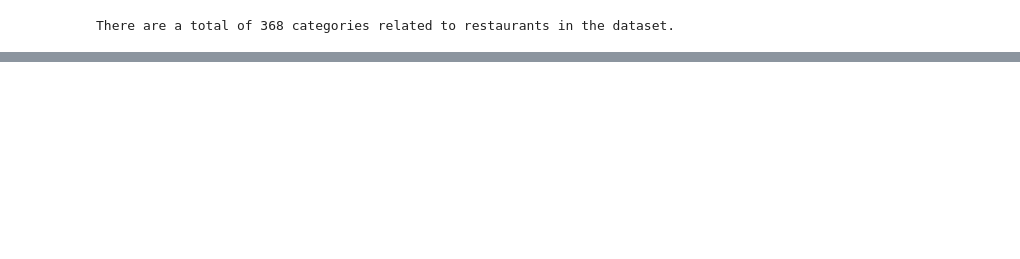
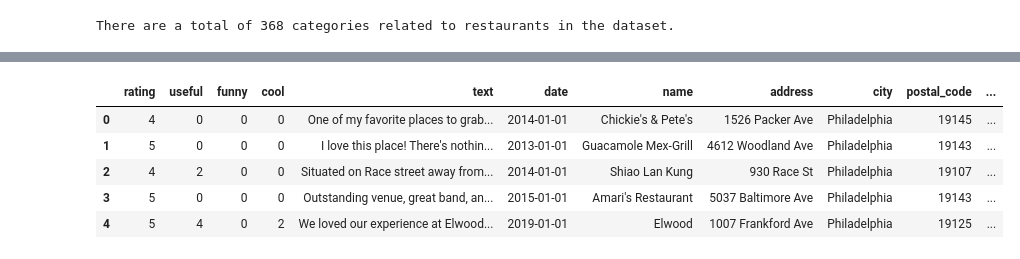
Before and after one commit to kwanchmn/Advanced-topics-in-ML, a Jupyter notebook: Baldur/baldur_task_2.ipynb, the cells around one changed output, grey strips where cells are left out. Cells and saved outputs as stored; diff of their text form; code cells hidden in the pictures; blank space fills up the shorter version.

```diff
--- a/Baldur/baldur_task_2.ipynb
+++ b/Baldur/baldur_task_2.ipynb
@@ -694,0 +543,5 @@ px.line(inertia_mat[0])
+# %%
+# Getting all the distinct restaurants and their respective categories
+resto_reviews_philly["categories"] = resto_reviews_philly["categories"].apply(tuple)
+res_categories_df = resto_reviews_philly[["name", "categories"]].drop_duplicates()
+res_categories_df.shape  # number of rows doesn't match with number of distinct restaurants...
@@ -694,0 +783,25 @@ px.line(inertia_mat[0])
+# %%
+# Inspecting the K-means model
+for centroid in kmeans_opt.cluster_centers_:
+    print(w2v_opt.wv.most_similar(centroid))
+
+# Renaming the cluster labels to be more informative
+cluster_name_map = {0: "Americans", # North and South Americas
+                    1: "Pastry and cafe",
+                    2: "Chinese",
+                    3: "Fast food",
+                    4: "Fast food",
+                    5: "SE Asian or African",  # SE for Southeast
+                    6: "Italian",
+                    7: "Nightlife",
+                    8: "Asian",
+                    9: "Middle Eastern",
+                    10: "Japanese",
+                    11: "Grill and seafood",
+                    12: "Ready to eat",
+                    13: "Japanese",
+                    14: "Latin American",
+                    15: "Others",
+                    16: "Others",
+                    17: "Asian",
+                    18: "NA and bars"}  # NA for North America
@@ -694,0 +828,4 @@ px.line(inertia_mat[0])
+# %%
+# Replacing the integer cluster labels
+embeddings_opt["cluster"] = embeddings_opt["cluster"].replace(cluster_name_map)
+embeddings_opt.head()
@@ -694,0 +844,16 @@ px.line(inertia_mat[0])
+# %%
+# Mapping restaurants into their clusters
+res_cluster_map = dict(zip(embeddings_opt["name"], embeddings_opt["cluster"]))
+resto_reviews_philly["cluster"] = resto_reviews_philly["name"].replace(res_cluster_map)
+
+# Filtering out reviews before 2008
+resto_post_2008 = resto_reviews_philly.query("date >= '2008-01-01' and date < '2022-01-01'")
+resto_post_2008["date"] = resto_post_2008["date"].dt.to_period("Y").dt.to_timestamp()
+resto_post_2008.head()
+# %% [output]
+|  | rating | useful | funny | cool | text | date | name | address | city | postal_code | ... |
+| 0 | 4 | 0 | 0 | 0 | One of my favorite places to grab... | 2014-01-01 | Chickie's & Pete's | 1526 Packer Ave | Philadelphia | 19145 | ... |
+| 1 | 5 | 0 | 0 | 0 | I love this place! There's nothin... | 2013-01-01 | Guacamole Mex-Grill | 4612 Woodland Ave | Philadelphia | 19143 | ... |
+| 2 | 4 | 2 | 0 | 0 | Situated on Race street away from... | 2014-01-01 | Shiao Lan Kung | 930 Race St | Philadelphia | 19107 | ... |
+| 3 | 5 | 0 | 0 | 0 | Outstanding venue, great band, an... | 2015-01-01 | Amari's Restaurant | 5037 Baltimore Ave | Philadelphia | 19143 | ... |
+| 4 | 5 | 4 | 0 | 2 | We loved our experience at Elwood... | 2019-01-01 | Elwood | 1007 Frankford Ave | Philadelphia | 19125 | ... |
```
Also changed, not shown: parts of 71 cells of this notebook, 3 other files.
